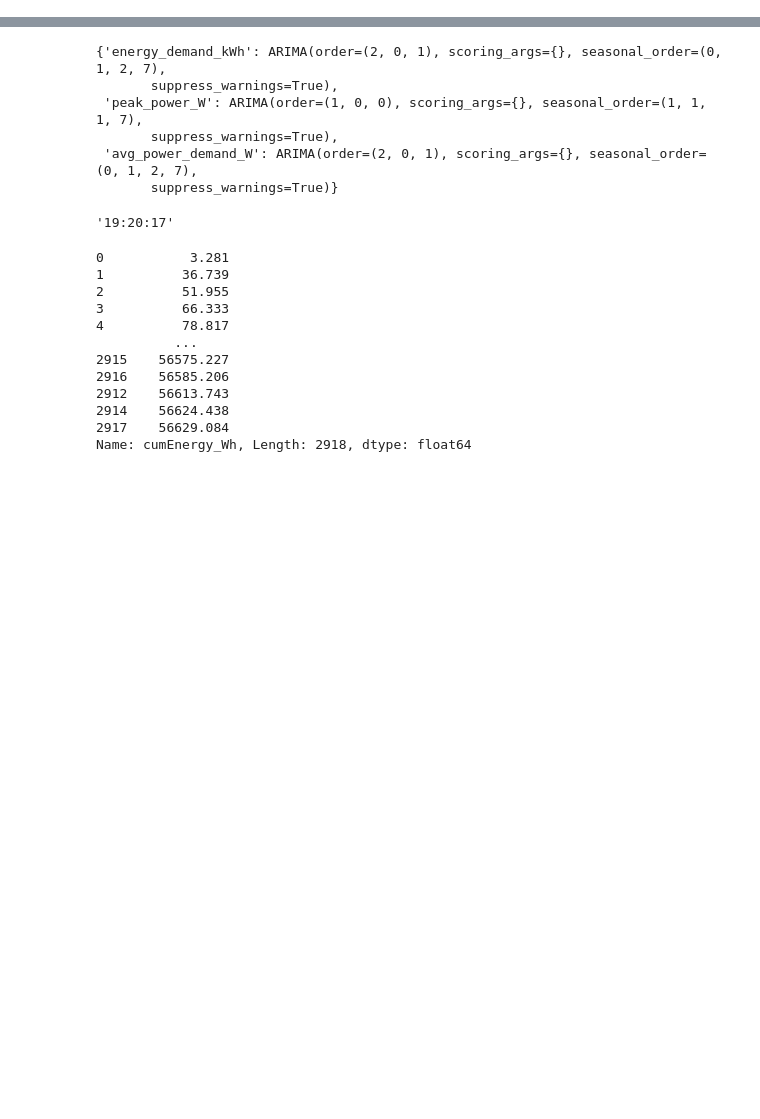
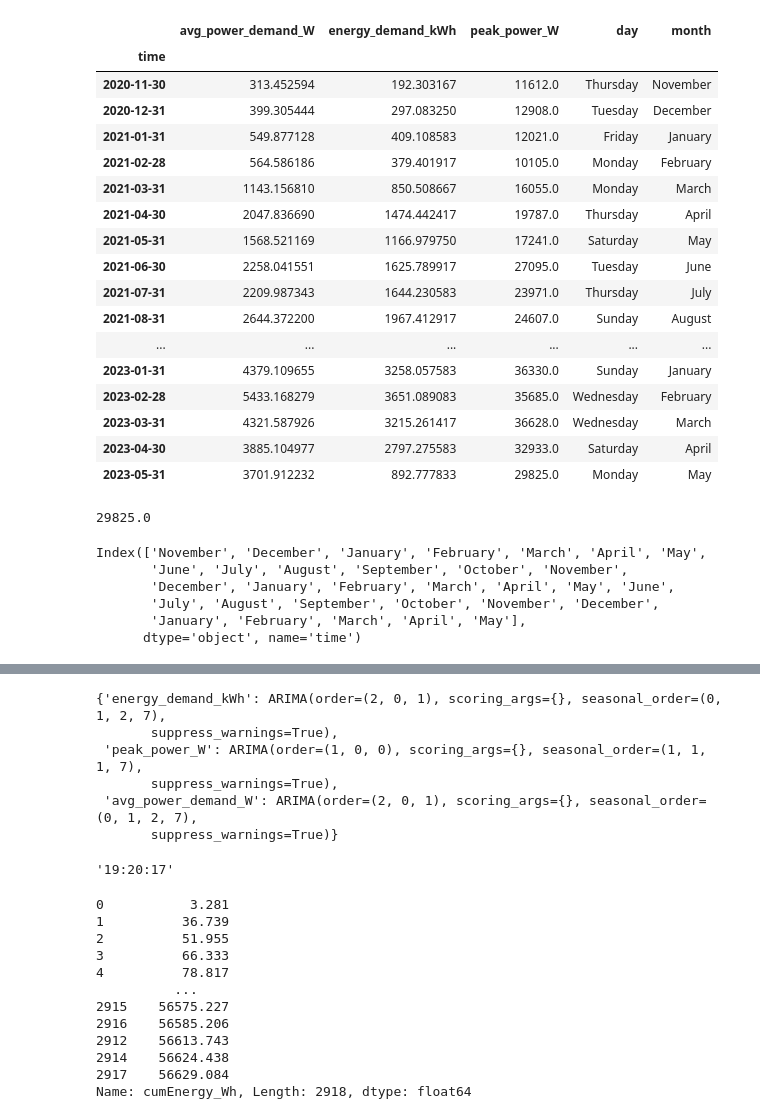
Before and after one commit to winston-edwin-chiong/slrpEV-data-dashboard, a Jupyter notebook: SessionLvlVIz.ipynb, the cells around one changed output, grey strips where cells are left out. Cells and saved outputs as stored; diff of their text form; code cells hidden in the pictures; blank space fills up the shorter version.

```diff
--- a/SessionLvlVIz.ipynb
+++ b/SessionLvlVIz.ipynb
@@ -289,0 +302,54 @@ df
+# %%
+#existing_forecasts = pd.read_csv("forecastdata/dailyforecasts.csv", index_col="time", parse_dates=True)
+existing_forecasts = pickle.loads(redis_client.get("daily_forecasts"))
+new_forecasts = pd.DataFrame()
+
+for column in ["avg_power_demand_W", "energy_demand_kWh", "peak_power_W"]:
+
+    # train on ALL available data
+    train = df[[column]].copy()
+
+    # create ARIMA model
+    best_model_arima = sm.tsa.arima.ARIMA(train, order=(1,0,1), seasonal_order=(1,1,1,7)).fit()
+
+    # forecast on day ahead, convert to a dataframe
+    one_column_forecast = best_model_arima.forecast(7)
+    one_column_forecast = pd.DataFrame(one_column_forecast)
+    one_column_forecast.rename(columns={one_column_forecast.columns[0]: column+'_predictions'}, inplace=True)
+    new_forecasts = pd.concat([new_forecasts, one_column_forecast], axis=1)
+    new_forecasts.index.name = "time"
+# %%
+df = pickle.loads(redis_client.get("monthlydemand"))
+df
+# %% [output]
+|  | avg_power_demand_W | energy_demand_kWh | peak_power_W | day | month |
+| time |  |  |  |  |  |
+| 2020-11-30 | 313.452594 | 192.303167 | 11612.0 | Thursday | November |
+| 2020-12-31 | 399.305444 | 297.083250 | 12908.0 | Tuesday | December |
+| 2021-01-31 | 549.877128 | 409.108583 | 12021.0 | Friday | January |
+| 2021-02-28 | 564.586186 | 379.401917 | 10105.0 | Monday | February |
+| 2021-03-31 | 1143.156810 | 850.508667 | 16055.0 | Monday | March |
+| 2021-04-30 | 2047.836690 | 1474.442417 | 19787.0 | Thursday | April |
+| 2021-05-31 | 1568.521169 | 1166.979750 | 17241.0 | Saturday | May |
+| 2021-06-30 | 2258.041551 | 1625.789917 | 27095.0 | Tuesday | June |
+| 2021-07-31 | 2209.987343 | 1644.230583 | 23971.0 | Thursday | July |
+| 2021-08-31 | 2644.372200 | 1967.412917 | 24607.0 | Sunday | August |
+| ... | ... | ... | ... | ... | ... |
+| 2023-01-31 | 4379.109655 | 3258.057583 | 36330.0 | Sunday | January |
+| 2023-02-28 | 5433.168279 | 3651.089083 | 35685.0 | Wednesday | February |
+| 2023-03-31 | 4321.587926 | 3215.261417 | 36628.0 | Wednesday | March |
+| 2023-04-30 | 3885.104977 | 2797.275583 | 32933.0 | Saturday | April |
+| 2023-05-31 | 3701.912232 | 892.777833 | 29825.0 | Monday | May |
+# %%
+df["peak_power_W"][0]
+# %% [output]
+29825.0
+# %%
+df.index.month_name()
+# %% [output]
+Index(['November', 'December', 'January', 'February', 'March', 'April', 'May',
+       'June', 'July', 'August', 'September', 'October', 'November',
+       'December', 'January', 'February', 'March', 'April', 'May', 'June',
+       'July', 'August', 'September', 'October', 'November', 'December',
+       'January', 'February', 'March', 'April', 'May'],
+      dtype='object', name='time')
```
Also changed, not shown: parts of 8 cells of this notebook, 8 other files.
